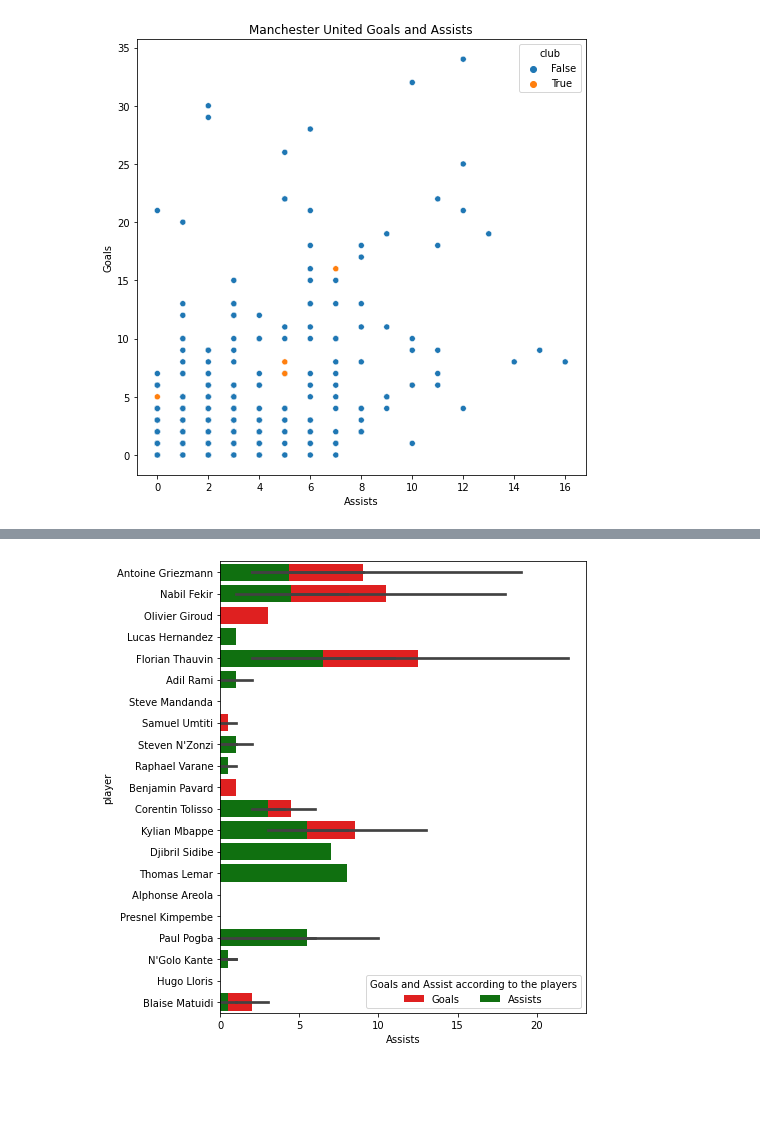
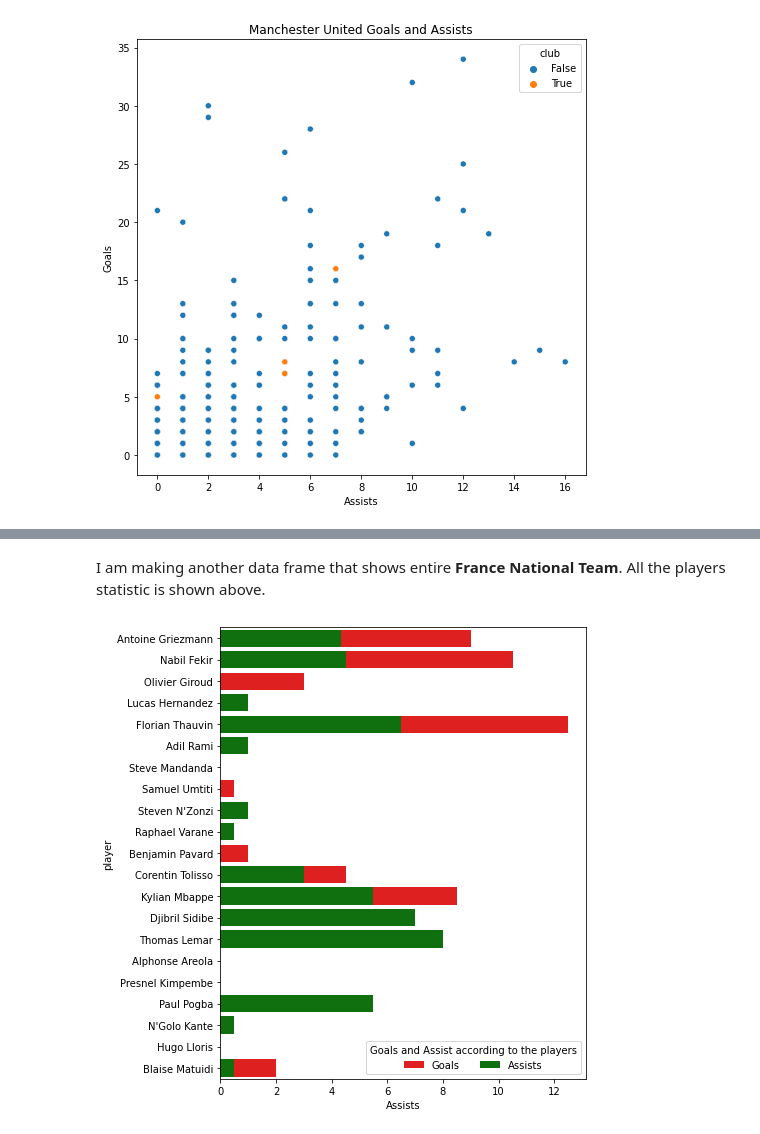
Before and after one commit to khatriprajwol/Data-Visualization-, a Jupyter notebook: Exam3.ipynb, the cells around one changed output, grey strips where cells are left out. Saved outputs shown, nothing was run; the diff lists cells and outputs as text; code cells hidden in the pictures; blank space fills up the shorter version.

```diff
--- a/Exam3.ipynb
+++ b/Exam3.ipynb
@@ -271,13 +294,15 @@ df2
 | 496 | 952 | 100 | Hugo Lloris | Tottenham | 31 | 7 | 630 | 0 | 0 | 0 | 0 | ... |
 | 576 | 1106 | 338 | Blaise Matuidi | Juventus | 31 | 5(4) | 494 | 1 | 0 | 0 | 0 | ... |
 | 577 | 1108 | 129 | Blaise Matuidi | Juventus | 31 | 27(5) | 2355 | 3 | 1 | 3 | 0 | ... |
+# %% [markdown]
+I am making another data frame that shows entire **France National Team**. All the players statistic is shown above.
 # %%
 plt.rcParams["figure.figsize"] = [7, 7]
 plt.rcParams["figure.autolayout"] = True
-bar_plot1 = sns.barplot(x='Goals', y='player', data=df2, label="Goals", color="red")
-bar_plot2 = sns.barplot(x='Assists', y='player', data=df2, label="Assists", color="green")
+bar_plot1 = sns.barplot(x='Goals', y='player', data=df2, label="Goals", color="red", ci= None)
+bar_plot2 = sns.barplot(x='Assists', y='player', data=df2, label="Assists", color="green", ci= None)
 plt.legend(ncol=2, loc="lower right", frameon=True, title= 'Goals and Assist according to the players')
 plt.show()
 # %% [output]
-[figure, old version]
+[figure, new version]
 # %% [markdown]
```
Also changed, not shown: parts of 27 cells of this notebook.
